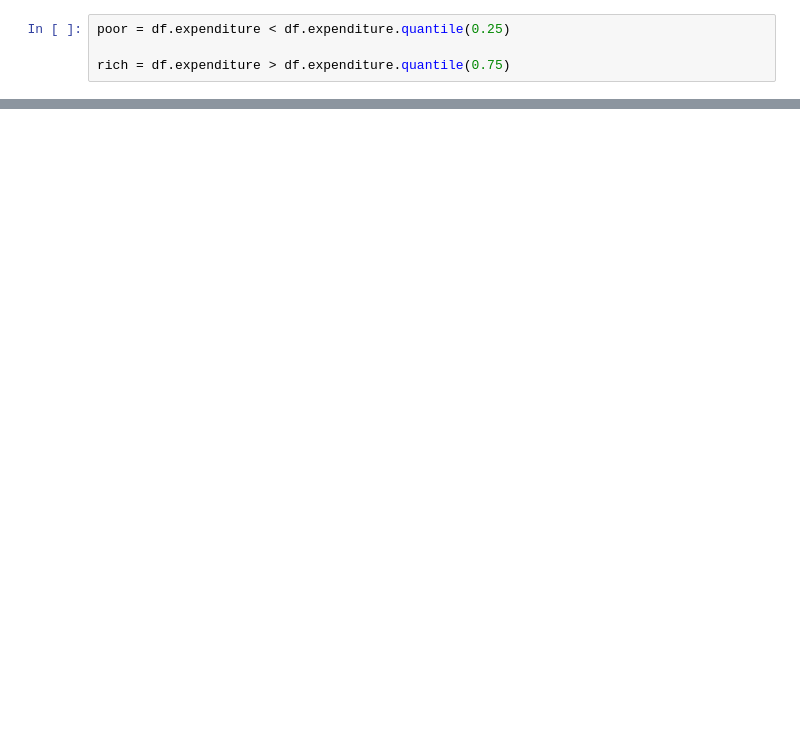
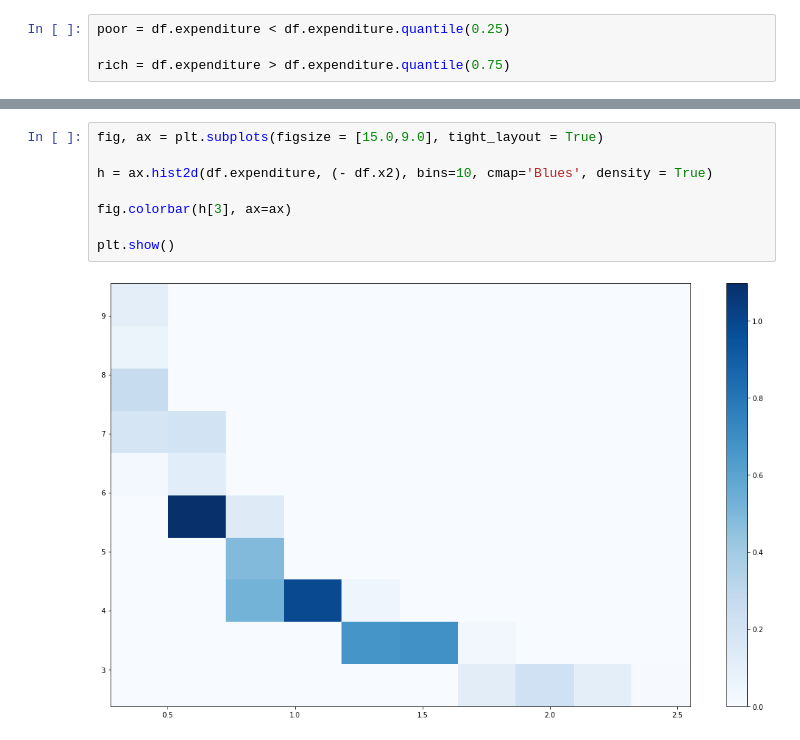
Before and after one commit to mwaugh0328/heterogeneous-agent-trade, a Jupyter notebook: notebooks/plot-micro-shares.ipynb, the cells around one changed output, grey strips where cells are left out. Cells and saved outputs as stored; diff of their text form; blank space fills up the shorter version.

```diff
--- a/notebooks/plot-micro-shares.ipynb
+++ b/notebooks/plot-micro-shares.ipynb
@@ -61,0 +86,10 @@ Name: homeshare, Length: 100000, dtype: float64
+# %%
+fig, ax = plt.subplots(figsize = [15.0,9.0], tight_layout = True)
+
+h = ax.hist2d(df.expenditure, (- df.x2), bins=10, cmap='Blues', density = True)
+
+fig.colorbar(h[3], ax=ax)
+
+plt.show()
+# %% [output]
+[figure, added]
```
Also changed, not shown: parts of 9 cells of this notebook, 5 other files.
